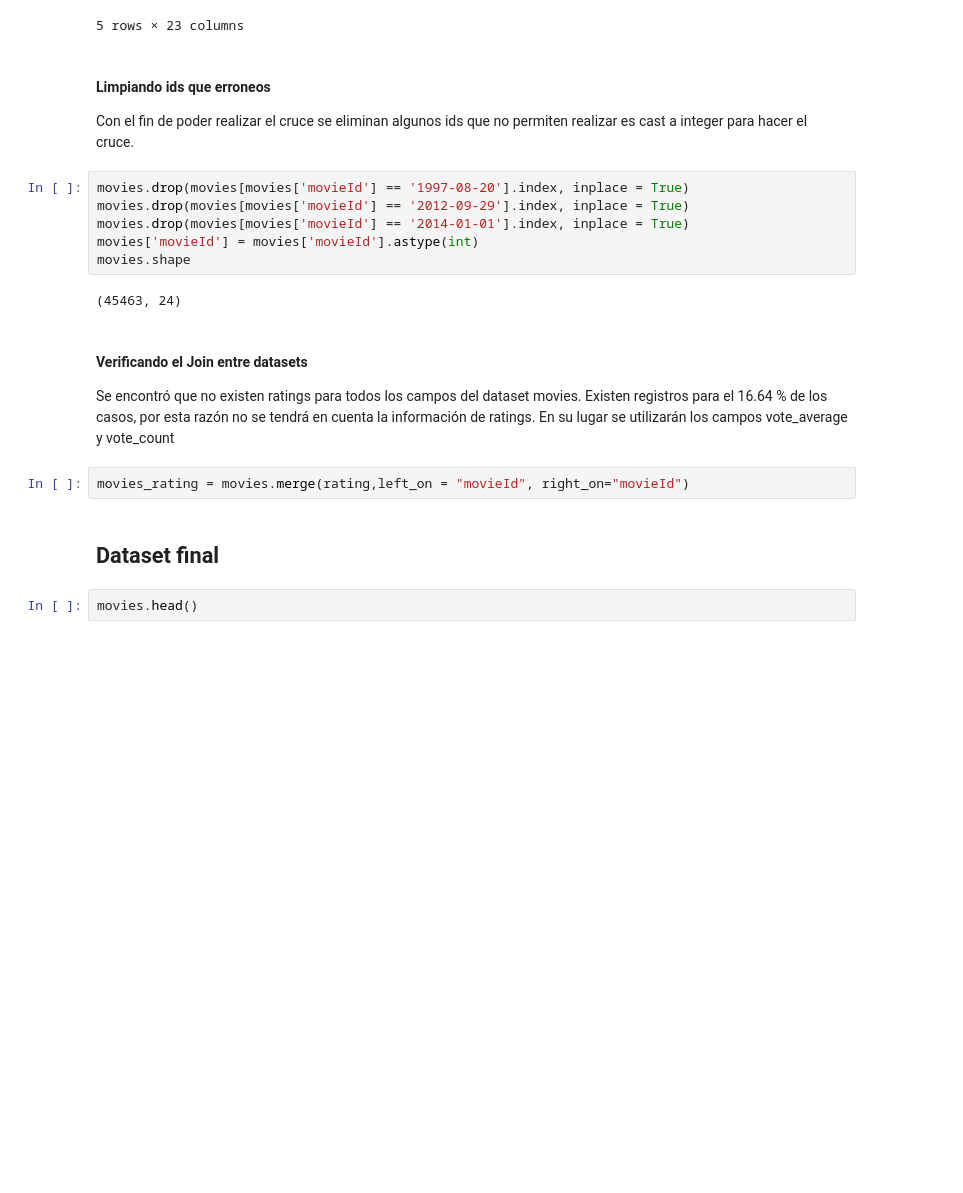
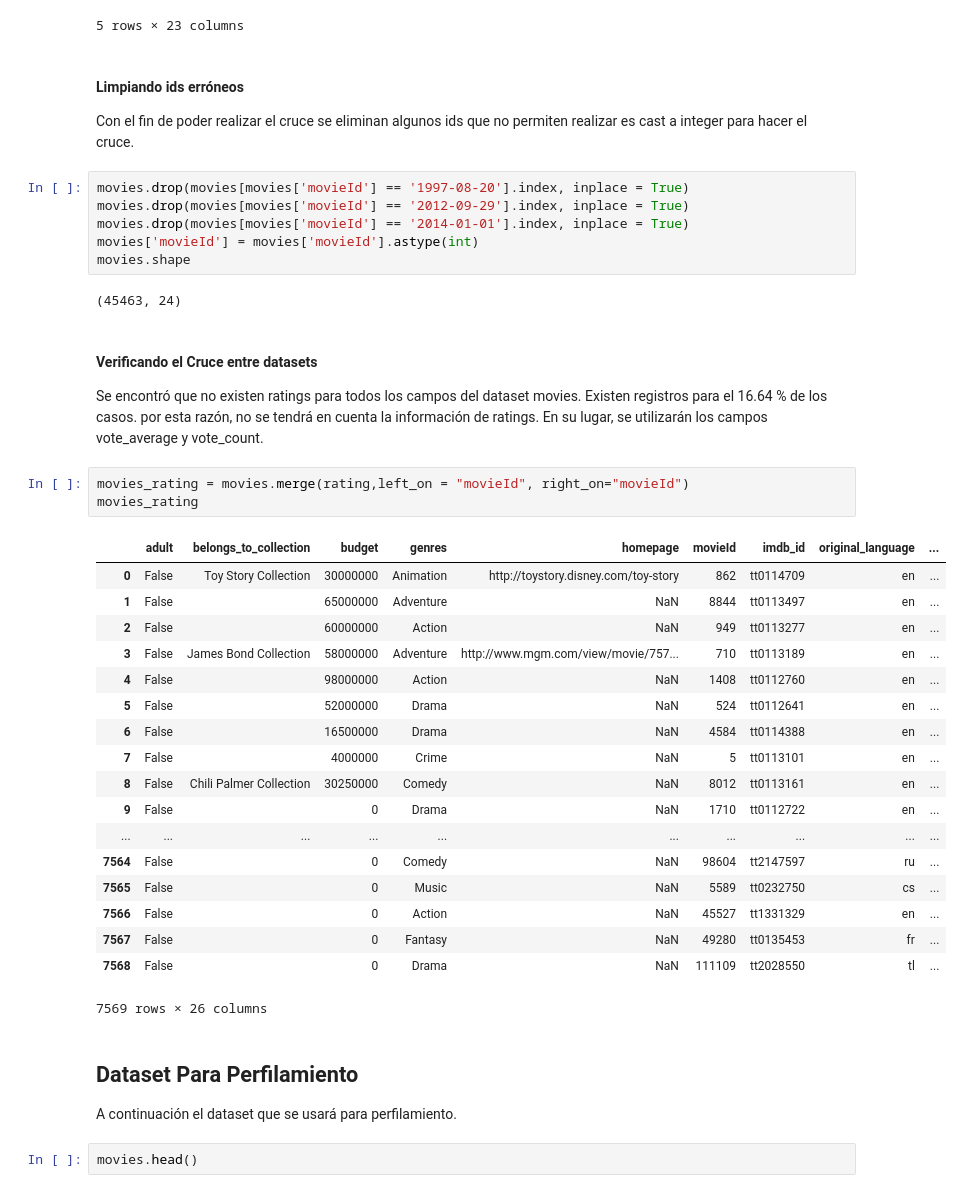
Before and after one commit to alezanper/ML_Project, a Jupyter notebook: Fase_1.ipynb, the cells around one changed output. Drawn from its saved outputs; the diff is of its cells as text; blank space fills up the shorter version.

```diff
--- a/Fase_1.ipynb
+++ b/Fase_1.ipynb
@@ -215,7 +216,7 @@ movies.set_index("movieId").head()
 | 11862 | False | Father of the Bride Collection | 0 | Comedy | NaN | tt0113041 | en | Father of the Bride Part II | ... |
 5 rows × 23 columns
 # %% [markdown]
-#### Limpiando ids que erroneos
+#### Limpiando ids erróneos
 Con el fin de poder realizar el cruce se eliminan algunos ids que no permiten realizar es cast a integer para hacer el cruce.
 # %%
 movies.drop(movies[movies['movieId'] == '1997-08-20'].index, inplace = True)
@@ -226,12 +227,33 @@ movies.shape
 # %% [output]
 (45463, 24)
 # %% [markdown]
-#### Verificando el Join entre datasets
-Se encontró que no existen ratings para todos los campos del dataset movies. Existen registros para el 16.64 % de los casos, por esta razón no se tendrá en cuenta la información de ratings. En su lugar se utilizarán los campos vote_average y vote_count
+#### Verificando el Cruce entre datasets
+Se encontró que no existen ratings para todos los campos del dataset movies. Existen registros para el 16.64 % de los casos. por esta razón, no se tendrá en cuenta la información de ratings. En su lugar, se utilizarán los campos vote_average y vote_count.
 # %%
 movies_rating = movies.merge(rating,left_on = "movieId", right_on="movieId")
+movies_rating
+# %% [output]
+|  | adult | belongs_to_collection | budget | genres | homepage | movieId | imdb_id | original_language | ... |
+| 0 | False | Toy Story Collection | 30000000 | Animation | http://toystory.disney.com/toy-story | 862 | tt0114709 | en | ... |
+| 1 | False |  | 65000000 | Adventure | NaN | 8844 | tt0113497 | en | ... |
+| 2 | False |  | 60000000 | Action | NaN | 949 | tt0113277 | en | ... |
+| 3 | False | James Bond Collection | 58000000 | Adventure | http://www.mgm.com/view/movie/757... | 710 | tt0113189 | en | ... |
+| 4 | False |  | 98000000 | Action | NaN | 1408 | tt0112760 | en | ... |
+| 5 | False |  | 52000000 | Drama | NaN | 524 | tt0112641 | en | ... |
+| 6 | False |  | 16500000 | Drama | NaN | 4584 | tt0114388 | en | ... |
+| 7 | False |  | 4000000 | Crime | NaN | 5 | tt0113101 | en | ... |
+| 8 | False | Chili Palmer Collection | 30250000 | Comedy | NaN | 8012 | tt0113161 | en | ... |
+| 9 | False |  | 0 | Drama | NaN | 1710 | tt0112722 | en | ... |
+| ... | ... | ... | ... | ... | ... | ... | ... | ... | ... |
+| 7564 | False |  | 0 | Comedy | NaN | 98604 | tt2147597 | ru | ... |
+| 7565 | False |  | 0 | Music | NaN | 5589 | tt0232750 | cs | ... |
+| 7566 | False |  | 0 | Action | NaN | 45527 | tt1331329 | en | ... |
+| 7567 | False |  | 0 | Fantasy | NaN | 49280 | tt0135453 | fr | ... |
+| 7568 | False |  | 0 | Drama | NaN | 111109 | tt2028550 | tl | ... |
+7569 rows × 26 columns
-# %% [markdown]
-## Dataset final
+# %% [markdown]
+## Dataset Para Perfilamiento
+A continuación el dataset que se usará para perfilamiento.
 # %%
 movies.head()
 # %% [output]
```
Also changed, not shown: parts of 36 cells of this notebook.
